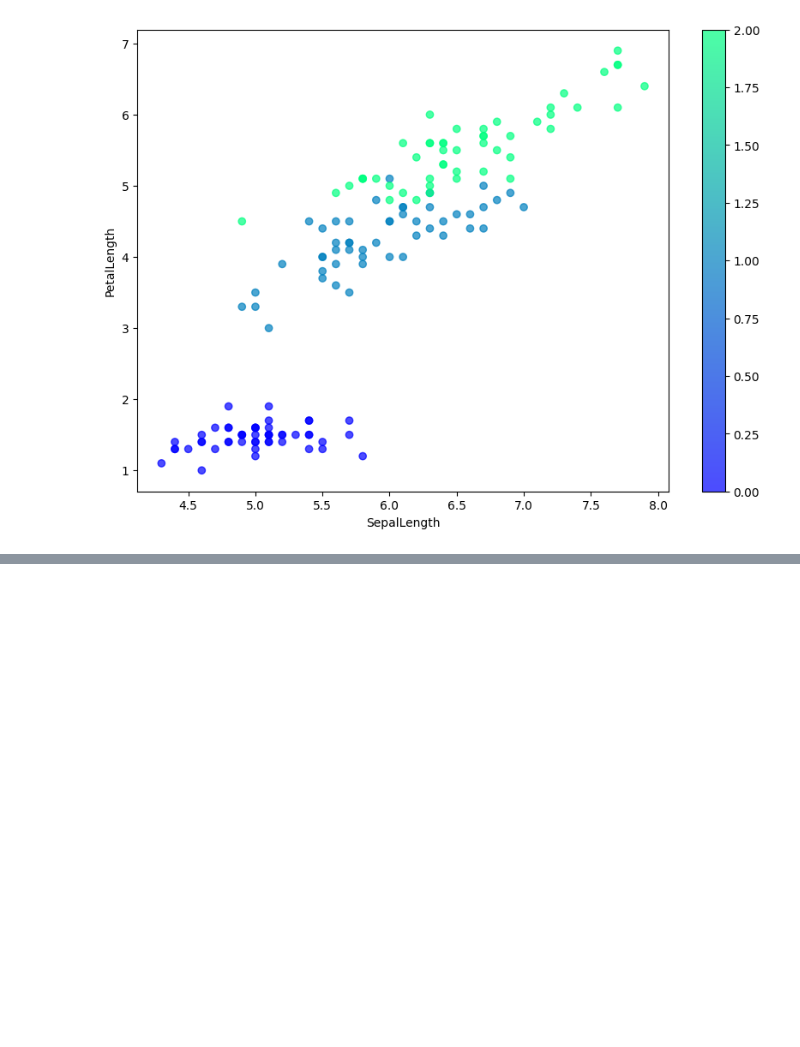
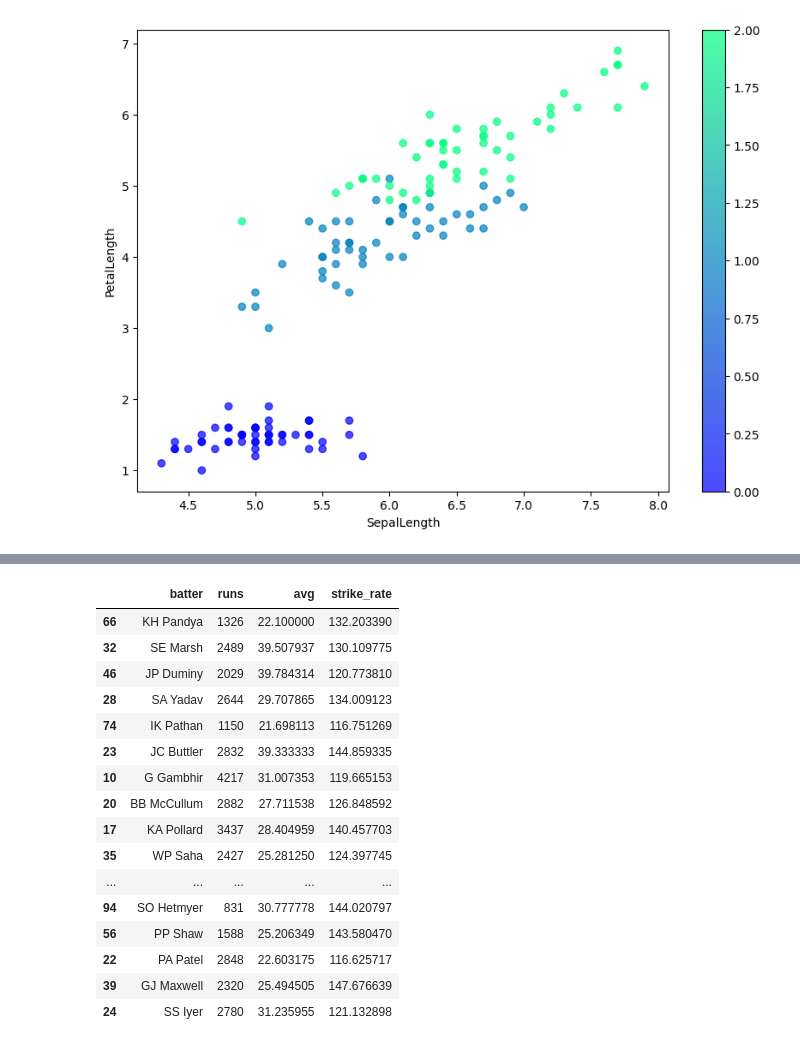
Before and after one commit to Vivek-Joshi17/Data_Visualization, a Jupyter notebook: Matplotlib_advance.ipynb, the cells around one changed output, grey strips where cells are left out. Drawn from its saved outputs; the diff is of its cells as text; code cells hidden in the pictures; blank space fills up the shorter version.

```diff
--- a/Matplotlib_advance.ipynb
+++ b/Matplotlib_advance.ipynb
@@ -46,0 +62,20 @@ plt.colorbar()
+# %%
+sample_df
+# %% [output]
+|  | batter | runs | avg | strike_rate |
+| 66 | KH Pandya | 1326 | 22.100000 | 132.203390 |
+| 32 | SE Marsh | 2489 | 39.507937 | 130.109775 |
+| 46 | JP Duminy | 2029 | 39.784314 | 120.773810 |
+| 28 | SA Yadav | 2644 | 29.707865 | 134.009123 |
+| 74 | IK Pathan | 1150 | 21.698113 | 116.751269 |
+| 23 | JC Buttler | 2832 | 39.333333 | 144.859335 |
+| 10 | G Gambhir | 4217 | 31.007353 | 119.665153 |
+| 20 | BB McCullum | 2882 | 27.711538 | 126.848592 |
+| 17 | KA Pollard | 3437 | 28.404959 | 140.457703 |
+| 35 | WP Saha | 2427 | 25.281250 | 124.397745 |
+| ... | ... | ... | ... | ... |
+| 94 | SO Hetmyer | 831 | 30.777778 | 144.020797 |
+| 56 | PP Shaw | 1588 | 25.206349 | 143.580470 |
+| 22 | PA Patel | 2848 | 22.603175 | 116.625717 |
+| 39 | GJ Maxwell | 2320 | 25.494505 | 147.676639 |
+| 24 | SS Iyer | 2780 | 31.235955 | 121.132898 |
```
Also changed, not shown: parts of 5 cells of this notebook.
